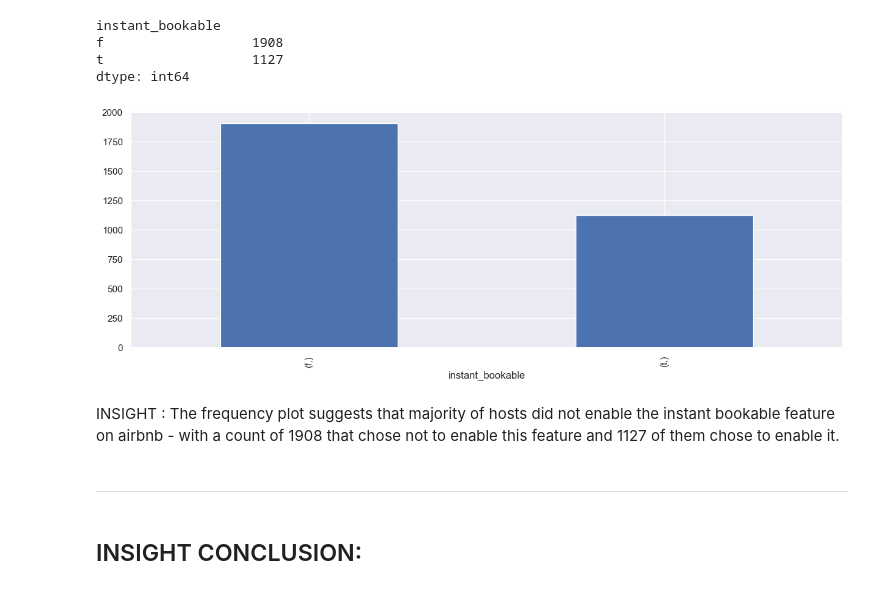
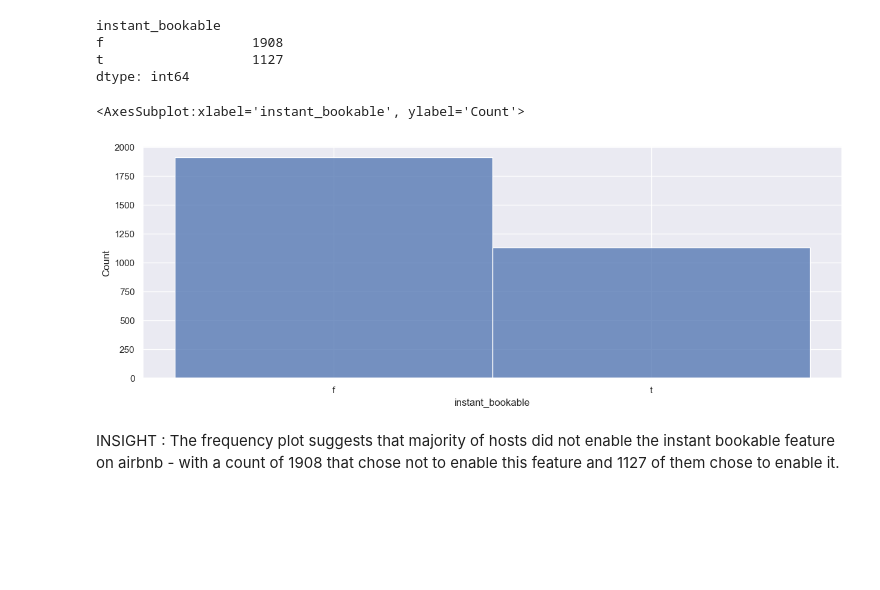
Before and after one commit to isaacchunn/SC1015_MiniPrj_Airbnb, a Jupyter notebook: EDA_Last25.ipynb, the cells around one changed output. Drawn from its saved outputs; the diff is of its cells as text; code cells hidden in the pictures; blank space fills up the shorter version.

```diff
--- a/EDA_Last25.ipynb
+++ b/EDA_Last25.ipynb
@@ -905,14 +896,9 @@ t                   1127
 dtype: int64
 # %%
 f= plt.figure(figsize = (15, 5))
-instantbookDF.value_counts().plot(kind='bar')
-plt.xticks(ha = "center")
-plt.show()
+sb.histplot(data = instantbookDF["instant_bookable"])
 # %% [output]
+<AxesSubplot:xlabel='instant_bookable', ylabel='Count'>
-[figure, old version]
+[figure, new version]
 # %% [markdown]
 INSIGHT : The frequency plot suggests that majority of hosts did not enable the instant bookable feature on airbnb - with a count of 1908 that chose not to enable this feature and 1127 of them chose to enable it.
-# %% [markdown]
----
-# %% [markdown]
-## INSIGHT CONCLUSION:
```
Also changed, not shown: parts of 44 cells of this notebook.
